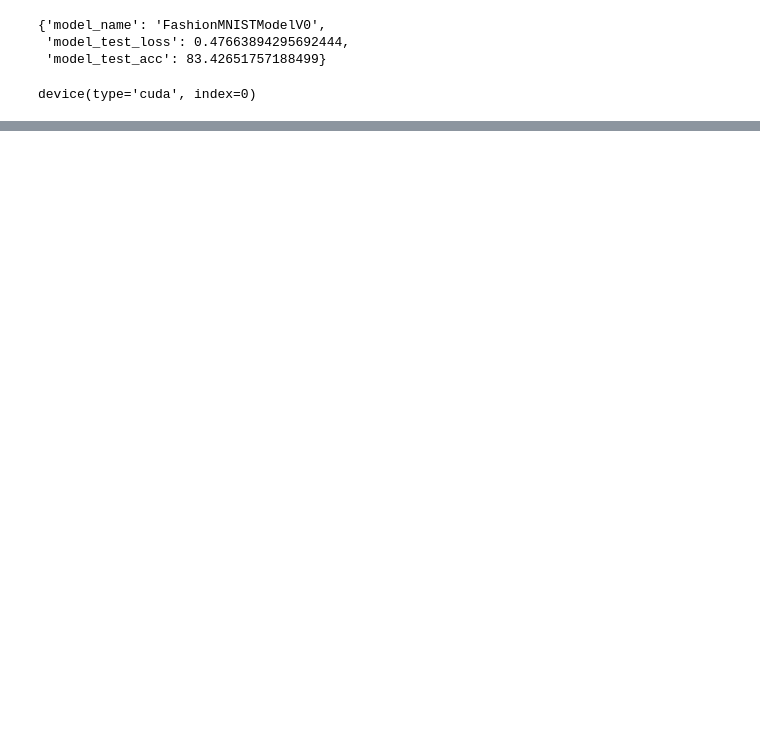
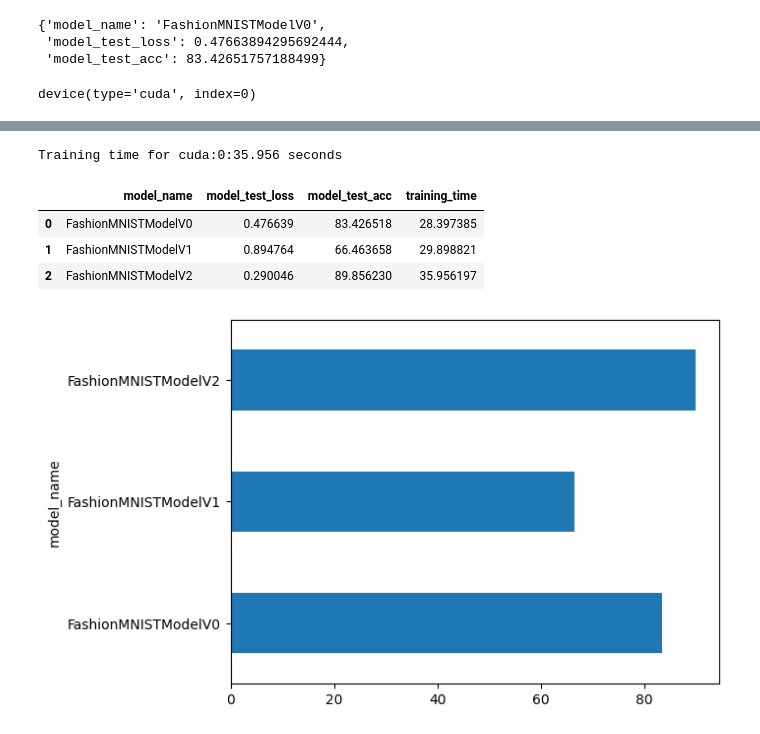
Before and after one commit to Greg-Vincent0711/Finished-Pytorch-Course, a Jupyter notebook: 04_Computer_Vision.ipynb, the cells around one changed output, grey strips where cells are left out. Drawn from its saved outputs; the diff is of its cells as text; code cells hidden in the pictures; blank space fills up the shorter version.

Commit message:
Finished testing a CNN model and visualizing performance

```diff
--- a/04_Computer_Vision.ipynb
+++ b/04_Computer_Vision.ipynb
@@ -338,0 +372,54 @@ model_0_results, model_1_results
+# %%
+cnnLoss = nn.CrossEntropyLoss()
+cnnOptim = torch.optim.SGD(params=cnnModel.parameters(), lr=0.1)
+from timeit import default_timer as timer
+cnnModelStart = timer()
+epochs = 3
+for epoch in range(epochs):
+    train_model(cnnModel,
+                dataLoader_Train,
+                cnnLoss,
+                cnnOptim,
+                calculateAccuracy,
+                device=device)
+    eval_model(cnnModel,
+               dataLoader_Test,
+               cnnLoss,
+               calculateAccuracy,
+               device=device
+               )
+cnnModelEnd = timer()
+cnnModelTrainTime = print_training_time(cnnModelStart,
+                        cnnModelEnd,
+                        str(next(cnnModel.parameters()).device))
+cnnModel_results = eval_model(cnnModel,
+               dataLoader_Test,
+               cnnLoss,
+               calculateAccuracy,
+               device=device
+               )
+# %% [output]
+Training time for cuda:0:35.956 seconds
+# %%
+# higher accuracy than a regular NN easily
+# compared to two non-cnn nets on a gpu and cpu
+import pandas as pd
+compare_results = pd.DataFrame([model_0_results,
+                               model_1_results,
+                               cnnModel_results])
+compare_results["training_time"] = [trainTime_model_0,
+                                    gpuTrainTime,
+                                    cnnModelTrainTime]
+compare_results
+# %% [output]
+|  | model_name | model_test_loss | model_test_acc | training_time |
+| 0 | FashionMNISTModelV0 | 0.476639 | 83.426518 | 28.397385 |
+| 1 | FashionMNISTModelV1 | 0.894764 | 66.463658 | 29.898821 |
+| 2 | FashionMNISTModelV2 | 0.290046 | 89.856230 | 35.956197 |
+# %%
+# little more visualization of the results
+compare_results.set_index("model_name")["model_test_acc"].plot(kind="barh")
+plt.xlabel=("accuracy")
+plt.ylabel=("model")
+# %% [output]
+[figure, added]
```
Also changed, not shown: parts of 13 cells of this notebook.
